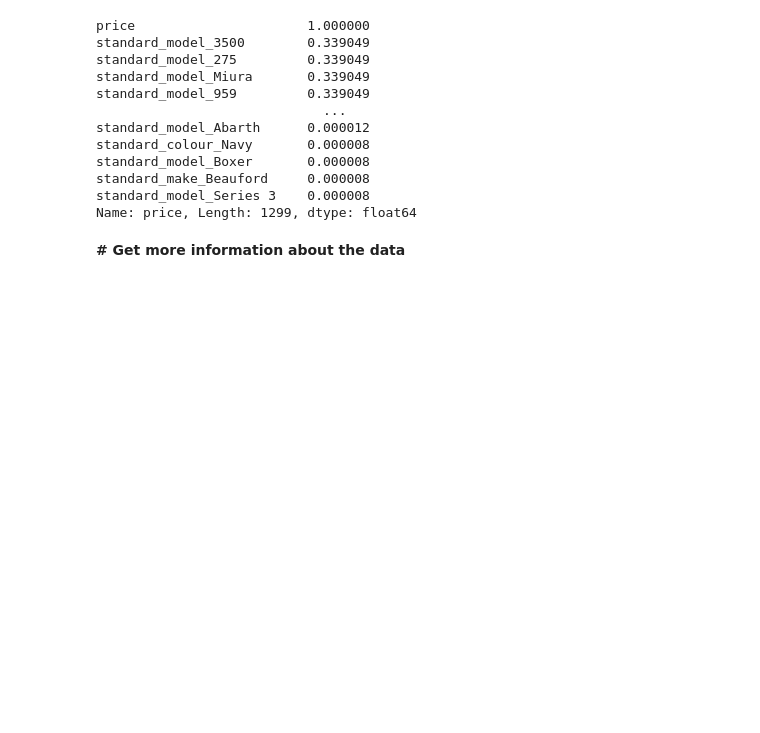
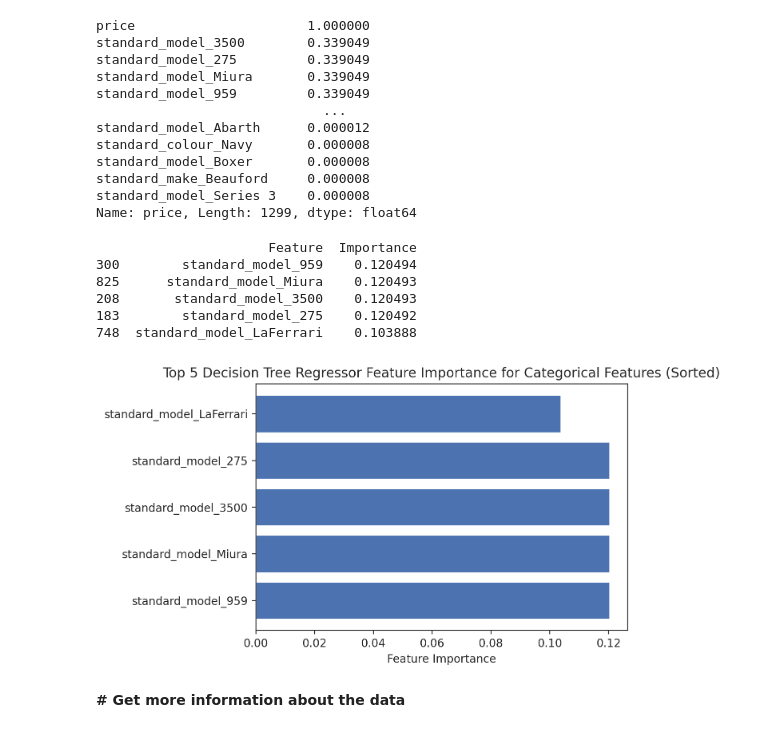
Before and after one commit to kessingtonosazee/GCP_Project_1, a Jupyter notebook: assessment_rrr.ipynb, the cells around one changed output. Saved outputs shown, nothing was run; the diff lists cells and outputs as text; code cells hidden in the pictures; blank space fills up the shorter version.

```diff
--- a/assessment_rrr.ipynb
+++ b/assessment_rrr.ipynb
@@ -283,6 +287,58 @@ standard_model_Boxer       0.000008
 standard_make_Beauford     0.000008
 standard_model_Series 3    0.000008
 Name: price, Length: 1299, dtype: float64
+# %%
+import pandas as pd
+from sklearn.tree import DecisionTreeRegressor
+import matplotlib.pyplot as plt
+
+
+# Separating features and target variable
+X = dfe[['standard_colour', 'standard_make' , 'standard_model','vehicle_condition','body_type']]
+y = dfe['price']
+
+
+# Convert categorical features to numerical using one-hot encoding
+X_encoded = pd.get_dummies(X, drop_first=True)
+
+# Create a decision tree regressor
+regressor = DecisionTreeRegressor(random_state=42)
+
+# Fit the model
+regressor.fit(X_encoded, y)
+
+# Extract feature importances
+feature_importances = regressor.feature_importances_
+
+# Create a DataFrame to store feature names and importances
+feature_importance_df = pd.DataFrame({
+    'Feature': X_encoded.columns,
+    'Importance': feature_importances
+})
+
+# Sort the DataFrame by importance in descending order
+feature_importance_df = feature_importance_df.sort_values(by='Importance', ascending=False)
+
+# Select the top 5 features
+top_features = feature_importance_df.head(5)
+
+# Print the top 5 feature importances
+print(top_features)
+
+# Plotting top 5 feature importances
+plt.barh(range(len(top_features)), top_features['Importance'], align="center")
+plt.yticks(range(len(top_features)), top_features['Feature'])
+plt.xlabel("Feature Importance")
+plt.title("Top 5 Decision Tree Regressor Feature Importance for Categorical Features (Sorted)")
+plt.show()
+# %% [output]
+                      Feature  Importance
+300        standard_model_959    0.120494
+825      standard_model_Miura    0.120493
+208       standard_model_3500    0.120493
+183        standard_model_275    0.120492
+748  standard_model_LaFerrari    0.103888
+[figure, added]
 # %% [markdown]
 **# Get more information about the data**
 # %%
```
Also changed, not shown: parts of 23 cells of this notebook.
